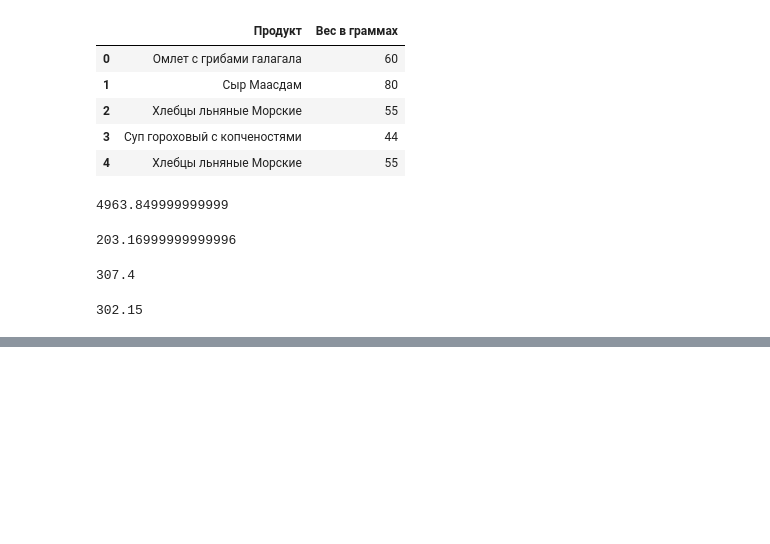
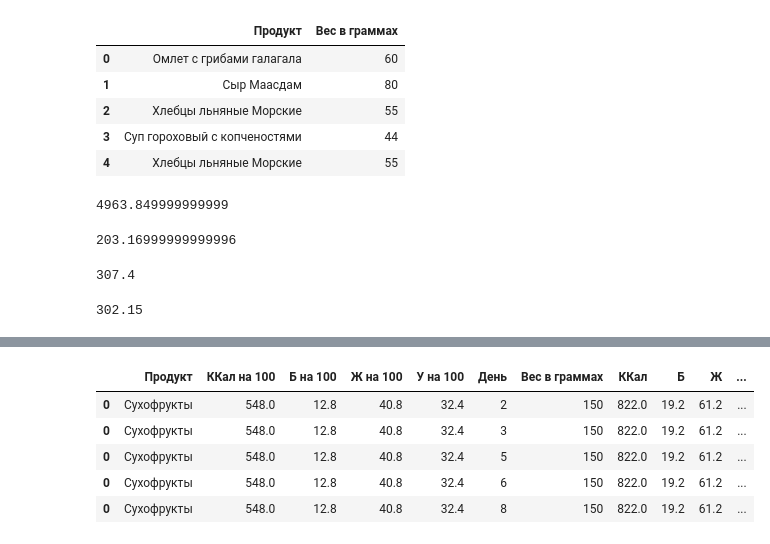
Before and after one commit to imabu/ifmo_webmining_2020, a Jupyter notebook: WebData2.ipynb, the cells around one changed output, grey strips where cells are left out. Saved outputs shown, nothing was run; the diff lists cells and outputs as text; code cells hidden in the pictures; blank space fills up the shorter version.

```diff
--- a/WebData2.ipynb
+++ b/WebData2.ipynb
@@ -82,0 +85,7 @@ sum(joined['У на 100'] * joined['Вес в граммах'] / 100)
+# %%
+file_src = 'https://stepik.org/media/attachments/lesson/245290/trekking3.xlsx'
+
+ref = pd.read_excel(file_src, sheet_name='Справочник', index_col=False)
+ref = ref.rename(columns={'Unnamed: 0': 'Продукт'}).fillna(0)
+amount_of_products = pd.read_excel(file_src, sheet_name='Раскладка', index_col=False)
+amount_of_products.head(5)
@@ -82,0 +99,14 @@ sum(joined['У на 100'] * joined['Вес в граммах'] / 100)
+# %%
+joined = ref.join(amount_of_products.set_index('Продукт'), how='inner', on='Продукт')
+joined['ККал'] = joined['ККал на 100'] * joined['Вес в граммах'] / 100
+joined['Б'] = joined['Б на 100'] * joined['Вес в граммах'] / 100
+joined['Ж'] = joined['Ж на 100'] * joined['Вес в граммах'] / 100
+joined['У'] = joined['У на 100'] * joined['Вес в граммах'] / 100
+joined.head(5)
+# %% [output]
+|  | Продукт | ККал на 100 | Б на 100 | Ж на 100 | У на 100 | День | Вес в граммах | ККал | Б | Ж | ... |
+| 0 | Сухофрукты | 548.0 | 12.8 | 40.8 | 32.4 | 2 | 150 | 822.0 | 19.2 | 61.2 | ... |
+| 0 | Сухофрукты | 548.0 | 12.8 | 40.8 | 32.4 | 3 | 150 | 822.0 | 19.2 | 61.2 | ... |
+| 0 | Сухофрукты | 548.0 | 12.8 | 40.8 | 32.4 | 5 | 150 | 822.0 | 19.2 | 61.2 | ... |
+| 0 | Сухофрукты | 548.0 | 12.8 | 40.8 | 32.4 | 6 | 150 | 822.0 | 19.2 | 61.2 | ... |
+| 0 | Сухофрукты | 548.0 | 12.8 | 40.8 | 32.4 | 8 | 150 | 822.0 | 19.2 | 61.2 | ... |
```
Also changed, not shown: parts of 8 cells of this notebook.
